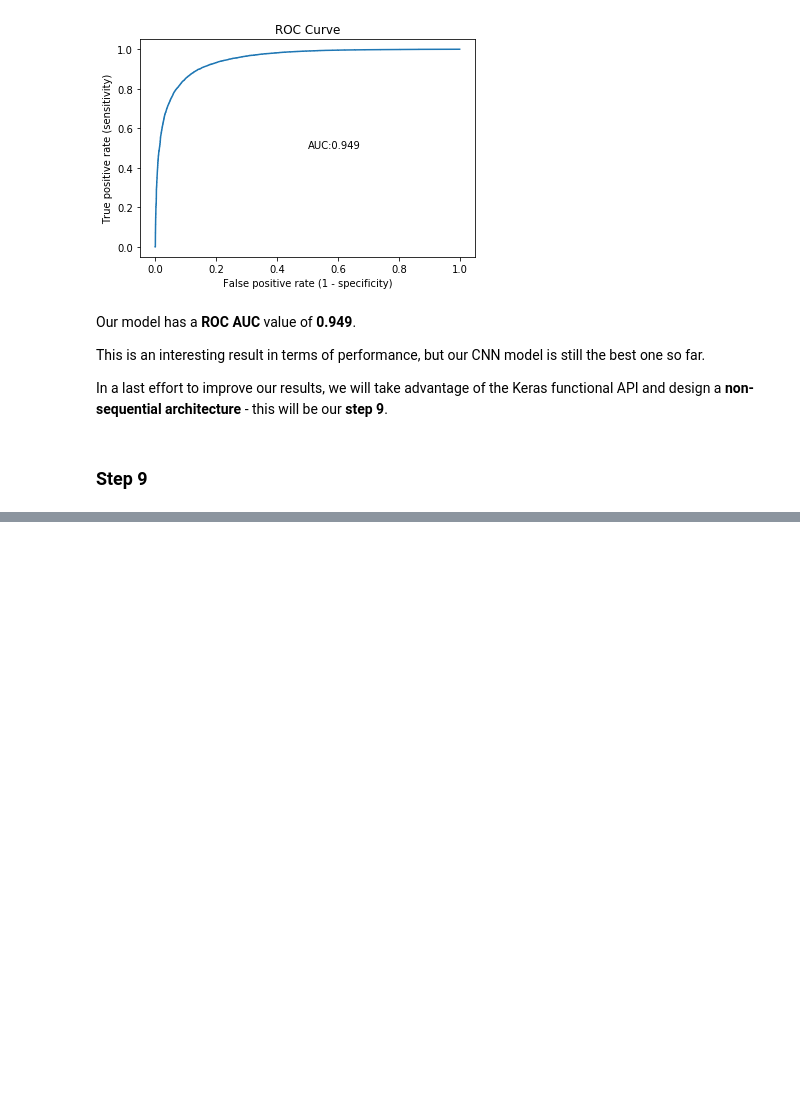
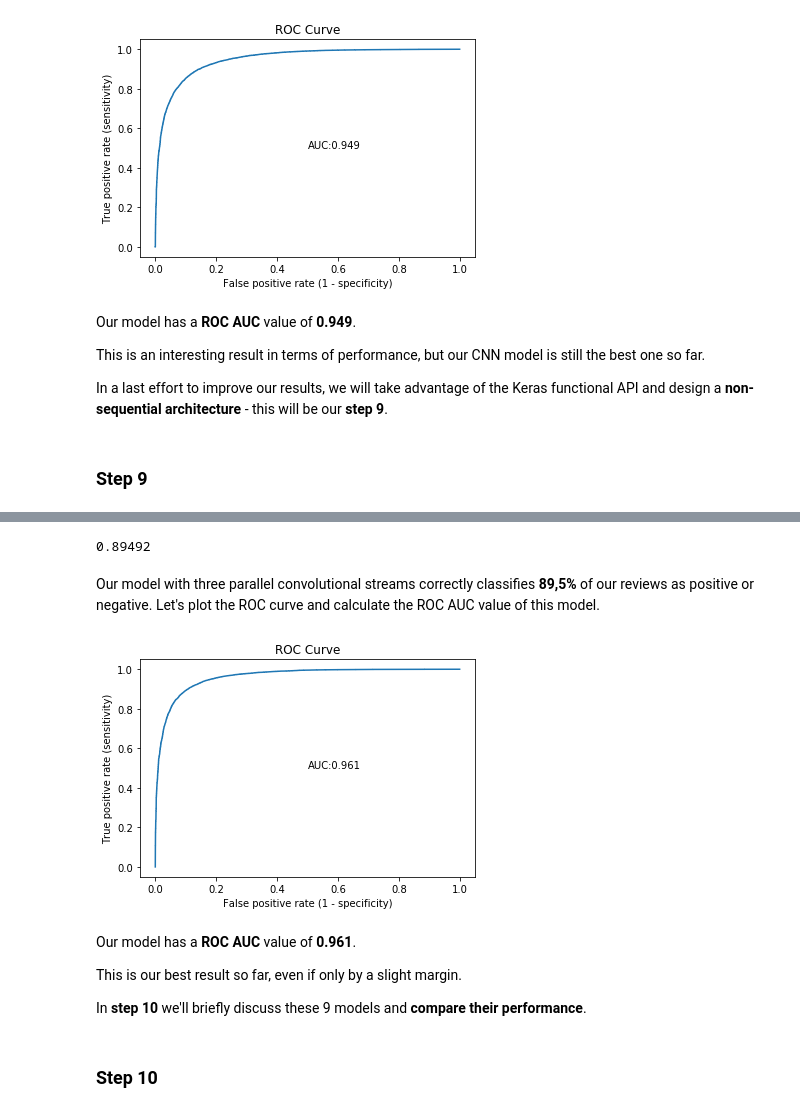
Before and after one commit to j-n-t/natural_language_processing, a Jupyter notebook: Text Classification with Neural Networks.ipynb, the cells around one changed output, grey strips where cells are left out. Saved outputs shown, nothing was run; the diff lists cells and outputs as text; code cells hidden in the pictures; blank space fills up the shorter version.

Commit message:
feat: Create multi-convolutional model

```diff
--- a/Text Classification with Neural Networks.ipynb
+++ b/Text Classification with Neural Networks.ipynb
@@ -1685,0 +1793,4 @@ In a last effort to improve our results, we will take advantage of the Keras fun
+# %%
+# callback to save model parameters after each epoch of training
+
+modelcheckpoint = ModelCheckpoint(filepath=output_dir+"/weights.{epoch:02d}.hdf5")
@@ -1685,0 +1804,5 @@ In a last effort to improve our results, we will take advantage of the Keras fun
+# %%
+model.fit(x_train, y_train,
+          batch_size=batch_size, epochs=epochs, verbose=1,
+          validation_data=(x_test, y_test),
+          callbacks=[modelcheckpoint])
@@ -1685,0 +1824,7 @@ In a last effort to improve our results, we will take advantage of the Keras fun
+# %%
+# load parameters of epoch 2
+
+model.load_weights(output_dir+"/weights.02.hdf5")
+# %%
+predictions = model.predict(x_test)
+predictions[0:3]
@@ -1685,0 +1866,30 @@ In a last effort to improve our results, we will take advantage of the Keras fun
+# %%
+# accuracy score
+
+acc_multi_conv = accuracy_score(y_test, predictions_class)
+print(acc_multi_conv)
+# %% [output]
+0.89492
+# %% [markdown]
+Our model with three parallel convolutional streams correctly classifies **89,5%** of our reviews as positive or negative. Let's plot the ROC curve and calculate the ROC AUC value of this model.
+# %%
+fpr, tpr, thresh = roc_curve(y_test, predictions)
+
+area_uc_multi_conv = auc(fpr, tpr)
+
+plt.figure(figsize=(6,4))
+plt.plot(fpr, tpr)
+plt.xlabel('False positive rate (1 - specificity)')
+plt.ylabel('True positive rate (sensitivity)')
+plt.text(0.5, 0.5, 'AUC:{:.3f}'.format(area_uc_multi_conv))
+plt.title('ROC Curve');
+# %% [output]
+[figure, added]
+# %% [markdown]
+Our model has a **ROC AUC** value of **0.961**.
+
+This is our best result so far, even if only by a slight margin.
+
+In **step 10** we'll briefly discuss these 9 models and **compare their performance**.
+# %% [markdown]
+### Step 10
```
Also changed, not shown: parts of 25 cells of this notebook.
